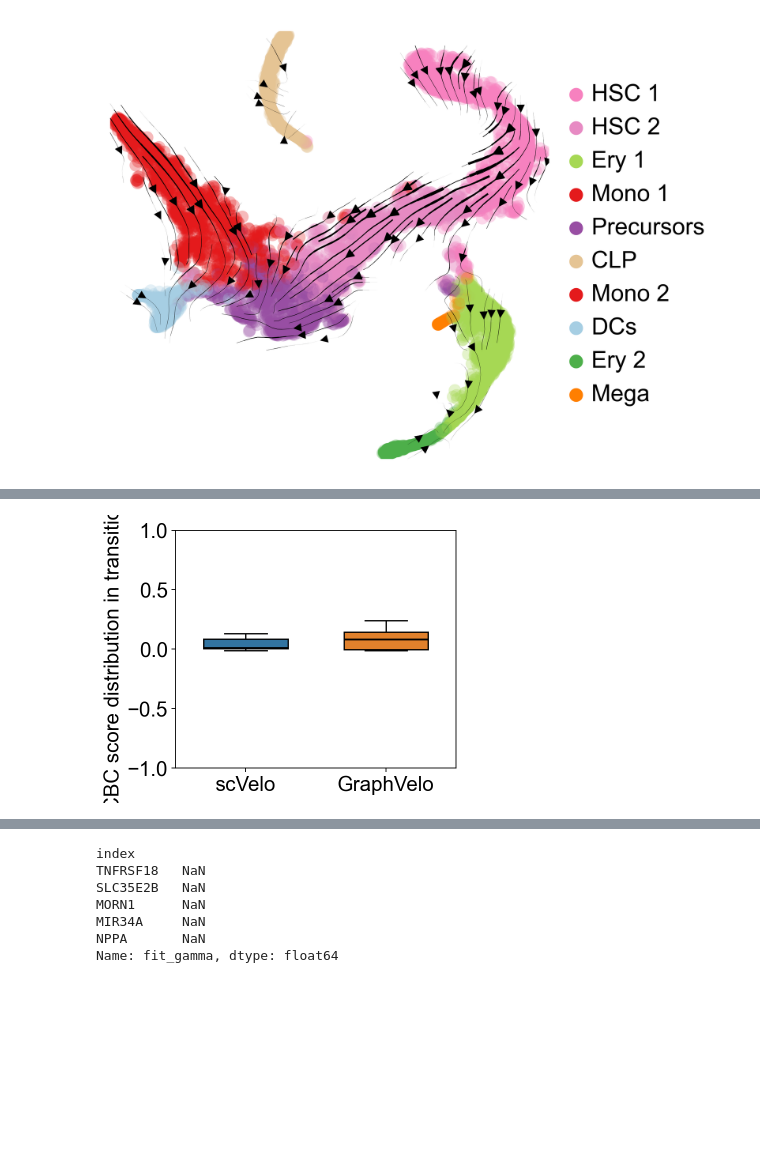
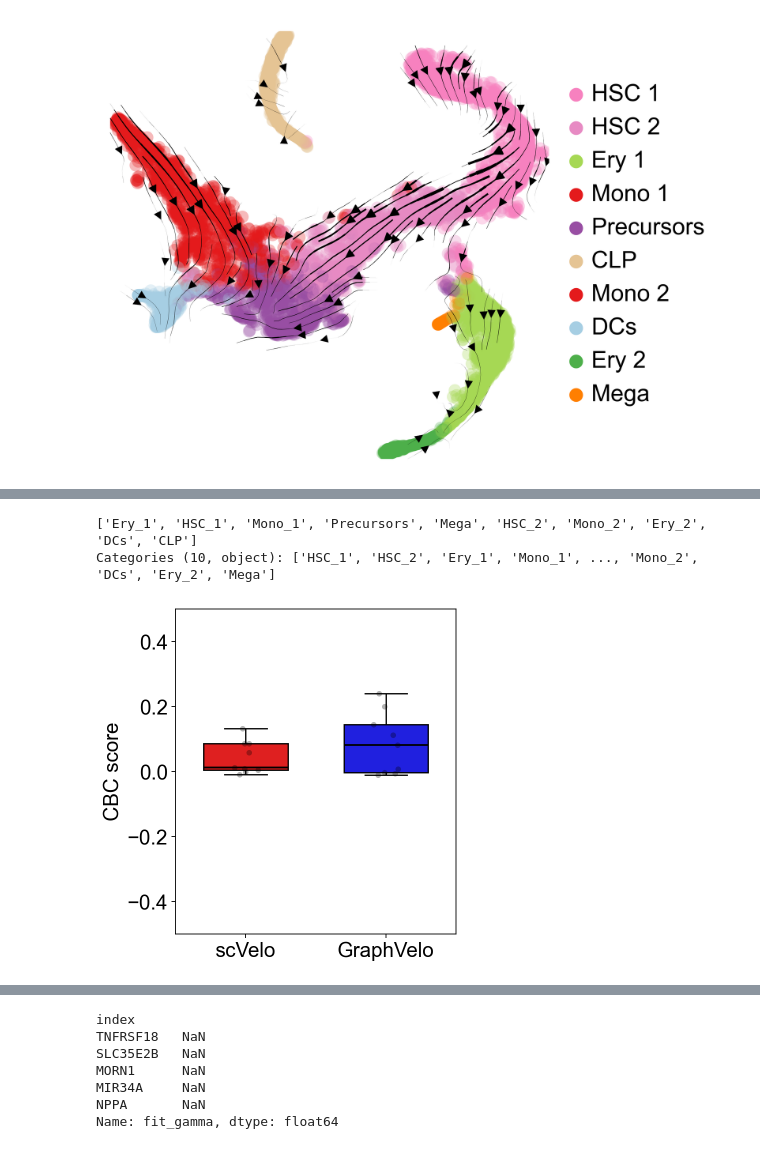
Before and after one commit to AnJunHao/02712_group_project, a Jupyter notebook: test_graphvelo_scv_with_evaluation.ipynb, the cells around one changed output, grey strips where cells are left out. Saved outputs shown, nothing was run; the diff lists cells and outputs as text; code cells hidden in the pictures; blank space fills up the shorter version.

```diff
--- a/test_graphvelo_scv_with_evaluation.ipynb
+++ b/test_graphvelo_scv_with_evaluation.ipynb
@@ -287,33 +289,47 @@ plt.show()
+# %%
+adata.obs["clusters"].unique()
+# %% [output]
+['Ery_1', 'HSC_1', 'Mono_1', 'Precursors', 'Mega', 'HSC_2', 'Mono_2', 'Ery_2', 'DCs', 'CLP']
+Categories (10, object): ['HSC_1', 'HSC_2', 'Ery_1', 'Mono_1', ..., 'Mono_2', 'DCs', 'Ery_2', 'Mega']
 # %%
 # CBC plot for transition distribution
 import pandas as pd
 import seaborn as sns
 import matplotlib.pyplot as plt
 
 df = pd.DataFrame({
     "CBC": np.concatenate([sc, gv]),
     "Method": ["scVelo"] * len(sc) + ["GraphVelo"] * len(gv)
 })
 
-plt.figure(figsize=(5,4))
+plt.figure(figsize=(5,5))
 
 sns.boxplot(
     data=df,
     x="Method",
     y="CBC",
-    palette={"scVelo": "#1f77b4", "GraphVelo": "#ff7f0e"},
+    palette={"scVelo": "red", "GraphVelo": "blue"},
     width=0.6,
     showcaps=True,
     boxprops=dict(edgecolor="black", linewidth=1.2),
     whiskerprops=dict(color="black", linewidth=1.2),
     capprops=dict(color="black", linewidth=1.2),
     medianprops=dict(color="black", linewidth=1.6)
 )
+sns.stripplot(
+    x='Method',
+    y='CBC',
+    data=df,
+    color='black',
+    alpha=0.3,
+    jitter=True
+)
 
-plt.ylim(-1, 1)
-plt.ylabel("CBC score distribution in transitions")
+
+plt.ylim(-0.5, 0.5)
+plt.ylabel("CBC score")
 plt.xlabel("")
 plt.tight_layout()
 plt.show()
 # %% [output]
-[figure, old version]
+[figure, new version]
```
Also changed, not shown: parts of 12 cells of this notebook, 7 other files.
